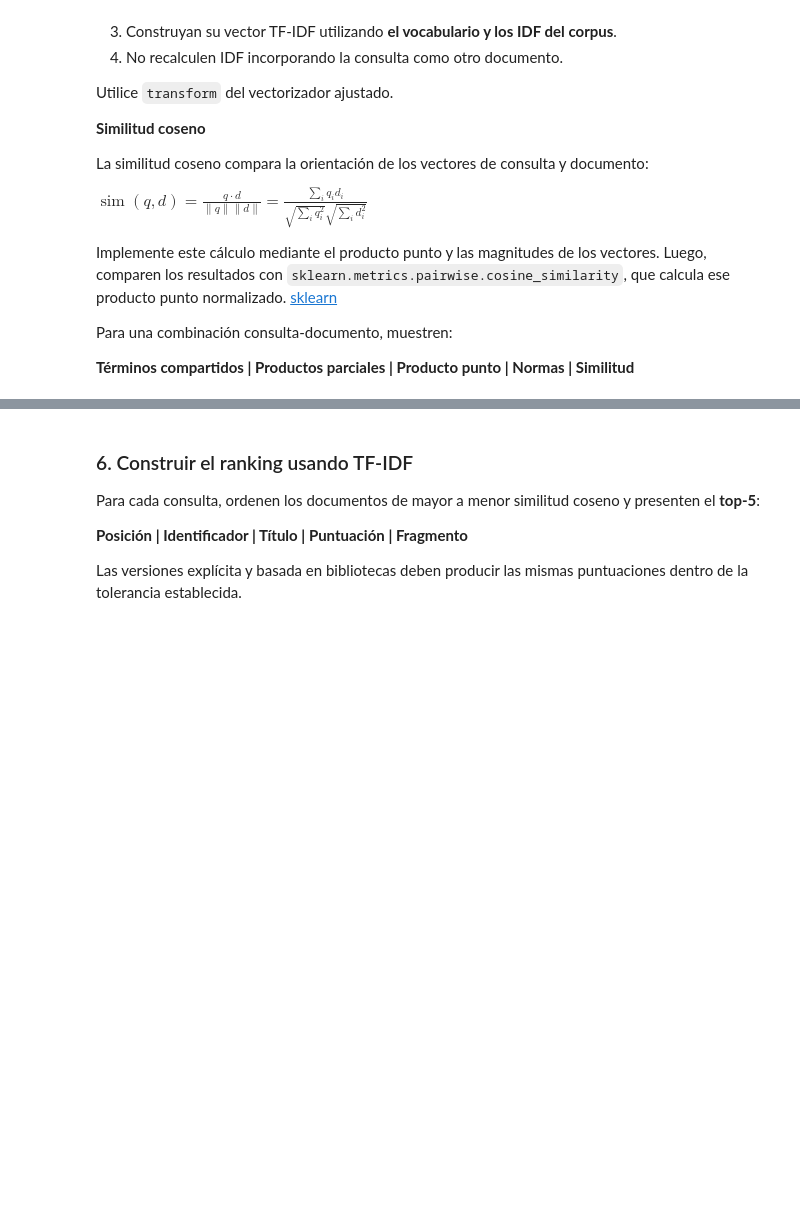
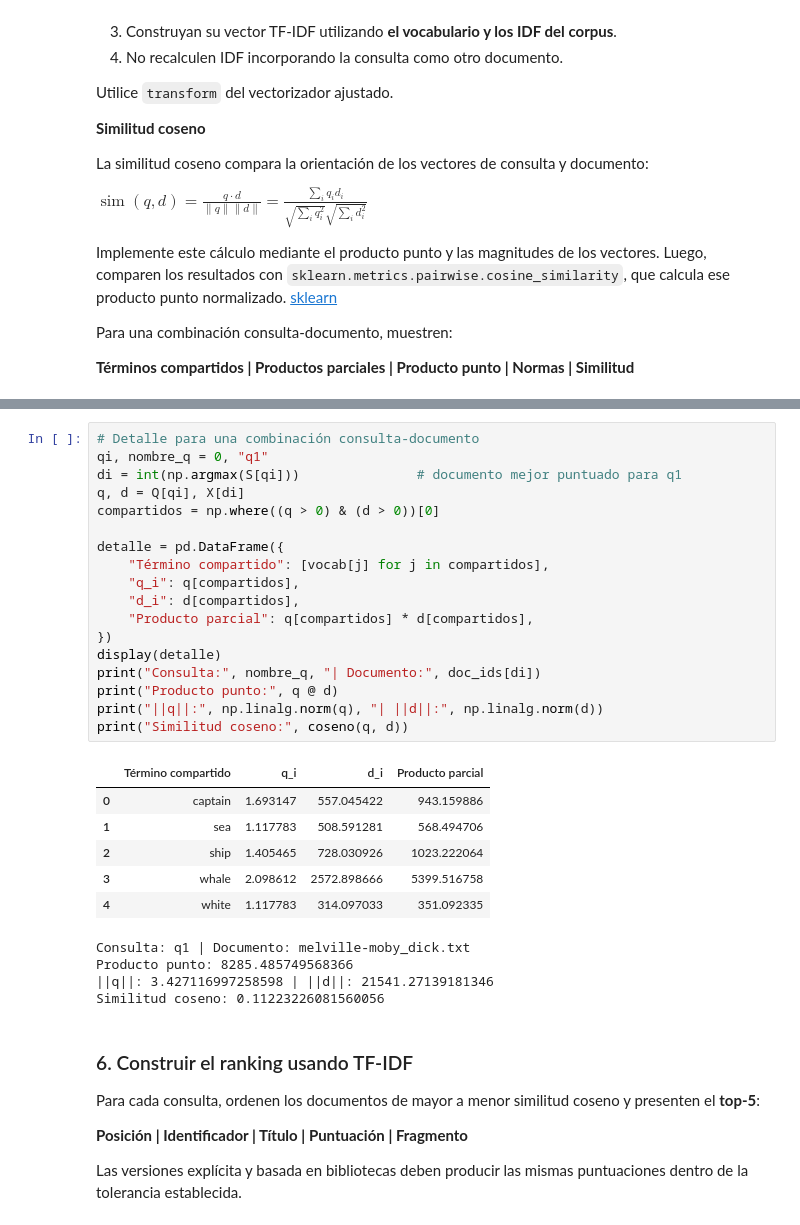
Before and after one commit to Josefu-zero/TAREAS_RECUPERACION_DE_INFO, a Jupyter notebook: 03Modelovectorial/03_vectorsearch.ipynb, the cells around one changed output, grey strips where cells are left out. Saved outputs shown, nothing was run; the diff lists cells and outputs as text; blank space fills up the shorter version.

```diff
--- a/03Modelovectorial/03_vectorsearch.ipynb
+++ b/03Modelovectorial/03_vectorsearch.ipynb
@@ -109,3 +336,32 @@ Para una combinación consulta-documento, muestren:
+# %%
+# Detalle para una combinación consulta-documento
+qi, nombre_q = 0, "q1"
+di = int(np.argmax(S[qi]))               # documento mejor puntuado para q1
+q, d = Q[qi], X[di]
+compartidos = np.where((q > 0) & (d > 0))[0]
+
+detalle = pd.DataFrame({
+    "Término compartido": [vocab[j] for j in compartidos],
+    "q_i": q[compartidos],
+    "d_i": d[compartidos],
+    "Producto parcial": q[compartidos] * d[compartidos],
+})
+display(detalle)
+print("Consulta:", nombre_q, "| Documento:", doc_ids[di])
+print("Producto punto:", q @ d)
+print("||q||:", np.linalg.norm(q), "| ||d||:", np.linalg.norm(d))
+print("Similitud coseno:", coseno(q, d))
+# %% [output]
+|  | Término compartido | q_i | d_i | Producto parcial |
+| 0 | captain | 1.693147 | 557.045422 | 943.159886 |
+| 1 | sea | 1.117783 | 508.591281 | 568.494706 |
+| 2 | ship | 1.405465 | 728.030926 | 1023.222064 |
+| 3 | whale | 2.098612 | 2572.898666 | 5399.516758 |
+| 4 | white | 1.117783 | 314.097033 | 351.092335 |
+Consulta: q1 | Documento: melville-moby_dick.txt
+Producto punto: 8285.485749568366
+||q||: 3.427116997258598 | ||d||: 21541.27139181346
+Similitud coseno: 0.11223226081560056
 # %% [markdown]
 ### 6. Construir el ranking usando TF-IDF
 
```
Also changed, not shown: parts of 13 cells of this notebook, 2 other files.
